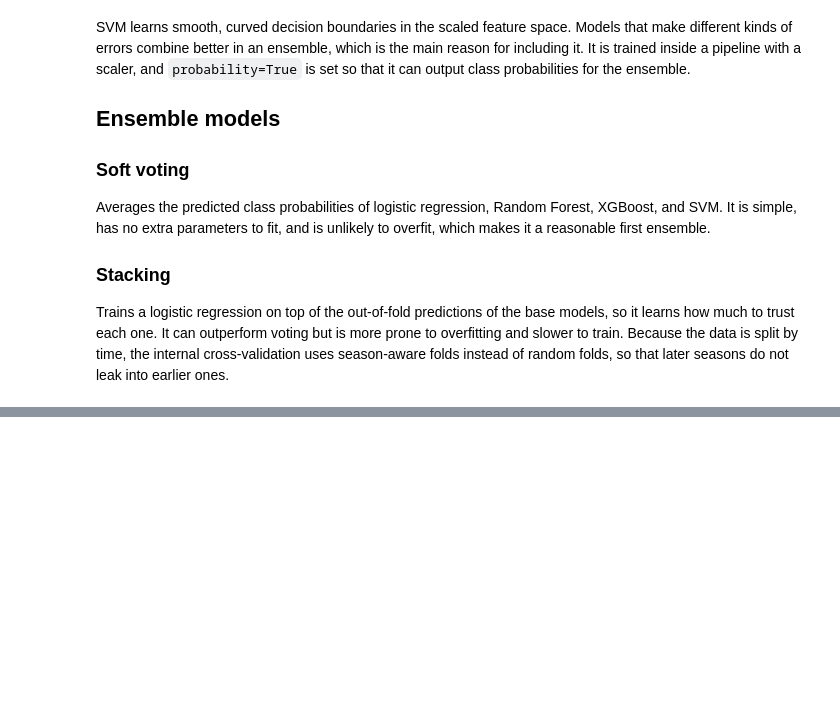
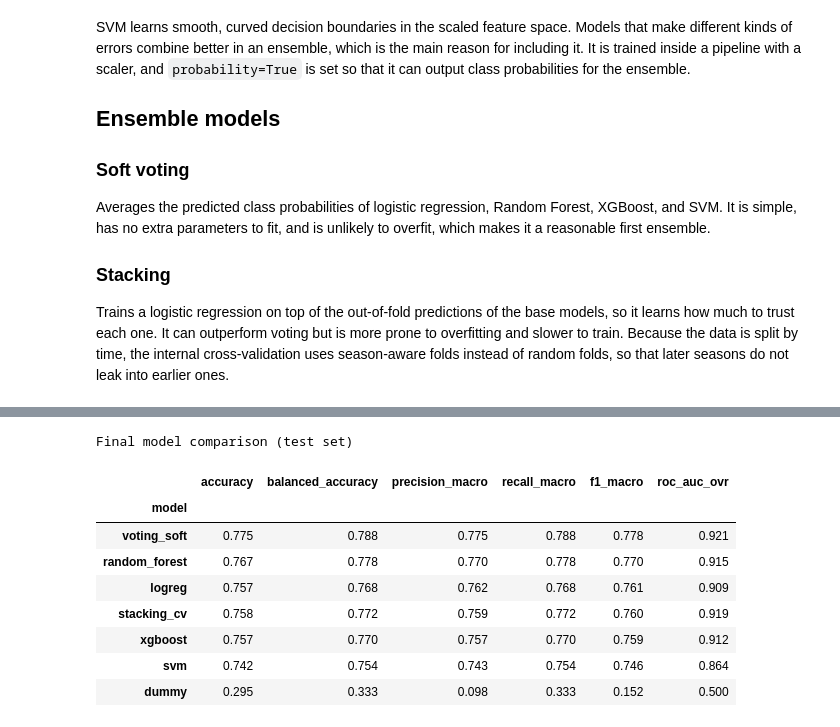
Before and after one commit to Break-Through-Tech/Sports-Analytics-1B-assessing-football-stadium-attendance-and-experience, a Jupyter notebook: notebooks/03_candidate_models.ipynb, the cells around one changed output, grey strips where cells are left out. Cells and saved outputs as stored; diff of their text form; code cells hidden in the pictures; blank space fills up the shorter version.

```diff
--- a/notebooks/03_candidate_models.ipynb
+++ b/notebooks/03_candidate_models.ipynb
@@ -139,0 +369,19 @@ xgb_model = XGBClassifier(
+# %%
+results_df = (
+    pd.DataFrame({name: score_model(y_test, preds[name], probas[name]) for name in models})
+    .T.rename_axis("model")
+    .sort_values("f1_macro", ascending=False)
+)
+
+display(style_summary(results_df, "Final model comparison (test set)"))
+# %% [output]
+Final model comparison (test set)
+|  | accuracy | balanced_accuracy | precision_macro | recall_macro | f1_macro | roc_auc_ovr |
+| model |  |  |  |  |  |  |
+| voting_soft | 0.775 | 0.788 | 0.775 | 0.788 | 0.778 | 0.921 |
+| random_forest | 0.767 | 0.778 | 0.770 | 0.778 | 0.770 | 0.915 |
+| logreg | 0.757 | 0.768 | 0.762 | 0.768 | 0.761 | 0.909 |
+| stacking_cv | 0.758 | 0.772 | 0.759 | 0.772 | 0.760 | 0.919 |
+| xgboost | 0.757 | 0.770 | 0.757 | 0.770 | 0.759 | 0.912 |
+| svm | 0.742 | 0.754 | 0.743 | 0.754 | 0.746 | 0.864 |
+| dummy | 0.295 | 0.333 | 0.098 | 0.333 | 0.152 | 0.500 |
```
Also changed, not shown: parts of 30 cells of this notebook.
